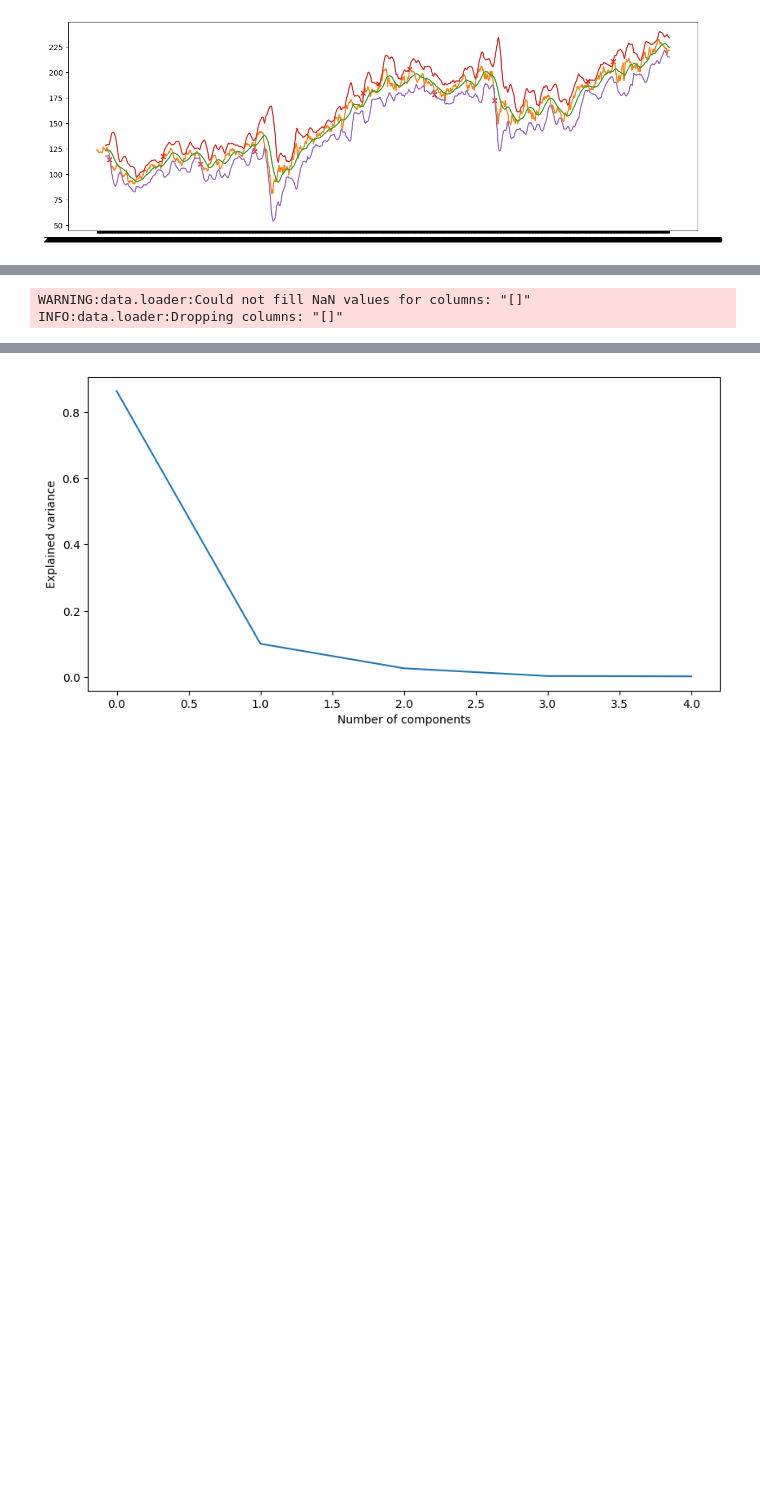
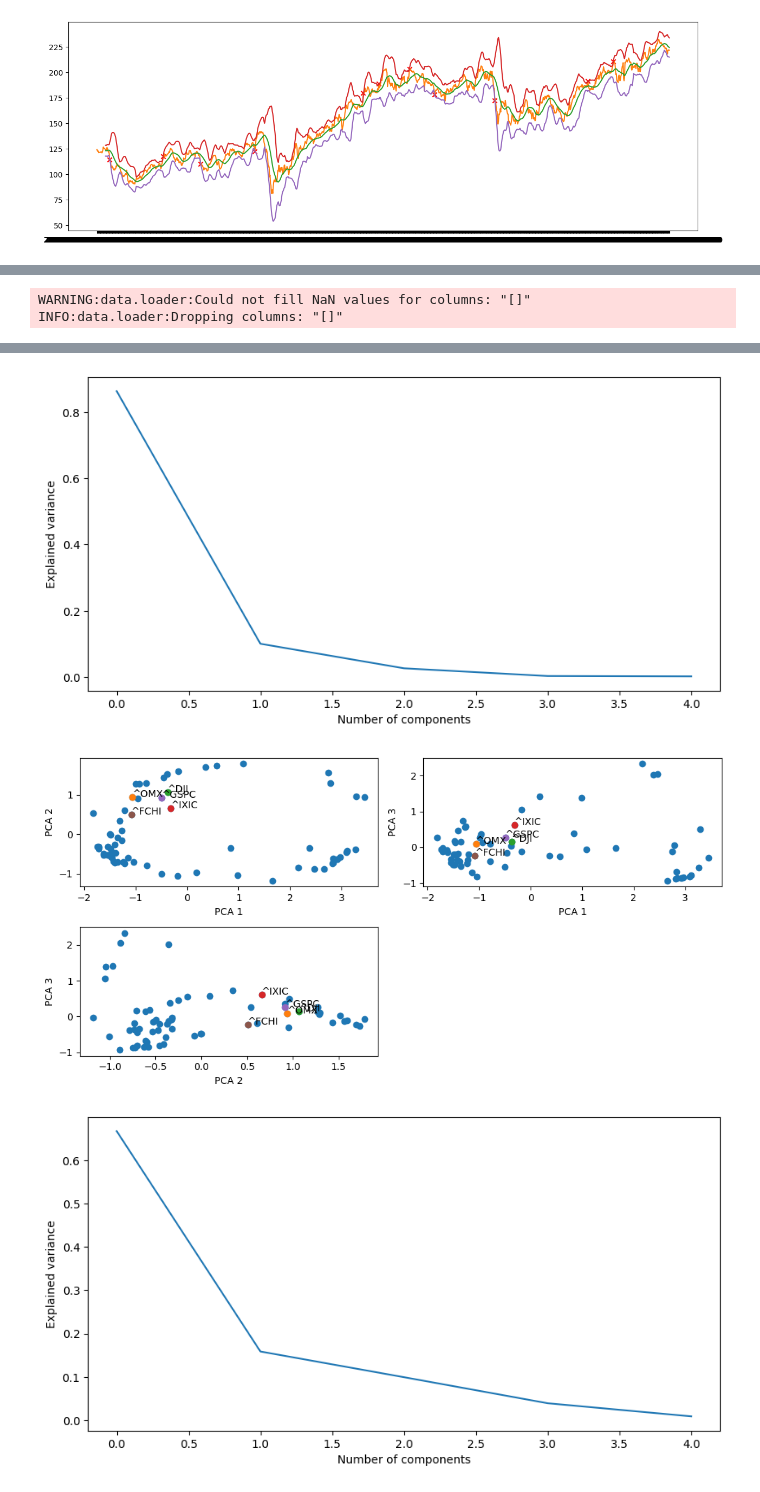
Before and after one commit to yann-pourcenoux/SmoothMyStrategy, a Jupyter notebook: src/notebooks/Learning.ipynb, the cells around one changed output, grey strips where cells are left out. Drawn from its saved outputs; the diff is of its cells as text; code cells hidden in the pictures; blank space fills up the shorter version.

```diff
--- a/src/notebooks/Learning.ipynb
+++ b/src/notebooks/Learning.ipynb
@@ -410,42 +460,45 @@ corr = data.corr()
 from sklearn.decomposition import PCA
 import matplotlib.pyplot as plt
 
-pca = PCA(n_components='mle', whiten=False)
-pca.fit(corr)
-data_pca = pca.transform(corr)
+correlation = corr
+for corr in [correlation, np.abs(correlation)]:
+    pca = PCA(n_components='mle', whiten=False)
 
-range_i = 2
-range_j = 2
+    pca.fit(corr)
+    data_pca = pca.transform(corr)
 
-indices_values = []
-for index in indices:
-    value = corr[f"{index}_Close"].values
-    value = value.reshape(1,-1)
-    indices_values.append(pca.transform(value))
+    range_i = 2
+    range_j = 2
 
-plt.figure(figsize=(10,5))
-for k, (i, j) in enumerate(itertools.combinations([0,1,2], 2)):
-    if i == j:
-        continue
-    plt.subplot(2, 2, k +1)
+    indices_values = []
+    for index in indices:
+        value = corr[f"{index}_Close"].values
+        value = value.reshape(1,-1)
+        indices_values.append(pca.transform(value))
 
-    plt.scatter(data_pca[:,i], data_pca[:,j])
-    plt.xlabel(f'PCA {i+1}')
-    plt.ylabel(f'PCA {j+1}')
-    # Plot the point indices in different colors
-    for index, value in zip(indices, indices_values):
-        plt.scatter(value[:,i], value[:,j], label=index)
-        plt.annotate(index, (value[:,i], value[:,j]))
+    plt.figure(figsize=(10,5))
+    for k, (i, j) in enumerate(itertools.combinations([0,1,2], 2)):
+        if i == j:
+            continue
+        plt.subplot(2, 2, k +1)
 
-plt.tight_layout()
-plt.show()
+        plt.scatter(data_pca[:,i], data_pca[:,j])
+        plt.xlabel(f'PCA {i+1}')
+        plt.ylabel(f'PCA {j+1}')
+        # Plot the point indices in different colors
+        for index, value in zip(indices, indices_values):
+            plt.scatter(value[:,i], value[:,j], label=index)
+            plt.annotate(index, (value[:,i], value[:,j]))
 
-# Plot the eigenvalues
-plt.figure(figsize=(10,5))
-plt.plot(pca.explained_variance_ratio_[:5])
-plt.xlabel('Number of components')
-plt.ylabel('Explained variance')
-plt.show()
+    plt.tight_layout()
+    plt.show()
+
+    # Plot the eigenvalues
+    plt.figure(figsize=(10,5))
+    plt.plot(pca.explained_variance_ratio_[:5])
+    plt.xlabel('Number of components')
+    plt.ylabel('Explained variance')
+    plt.show()
 # %% [output]
 WARNING:data.loader:Could not fill NaN values for columns: "[]"
 INFO:data.loader:Dropping columns: "[]"
@@ -454,2 +505,4 @@ INFO:data.loader:Dropping columns: "[]"
 [figure]
 [figure]
+[figure, added]
+[figure, added]
```
Also changed, not shown: parts of 13 cells of this notebook, 1 other file.
